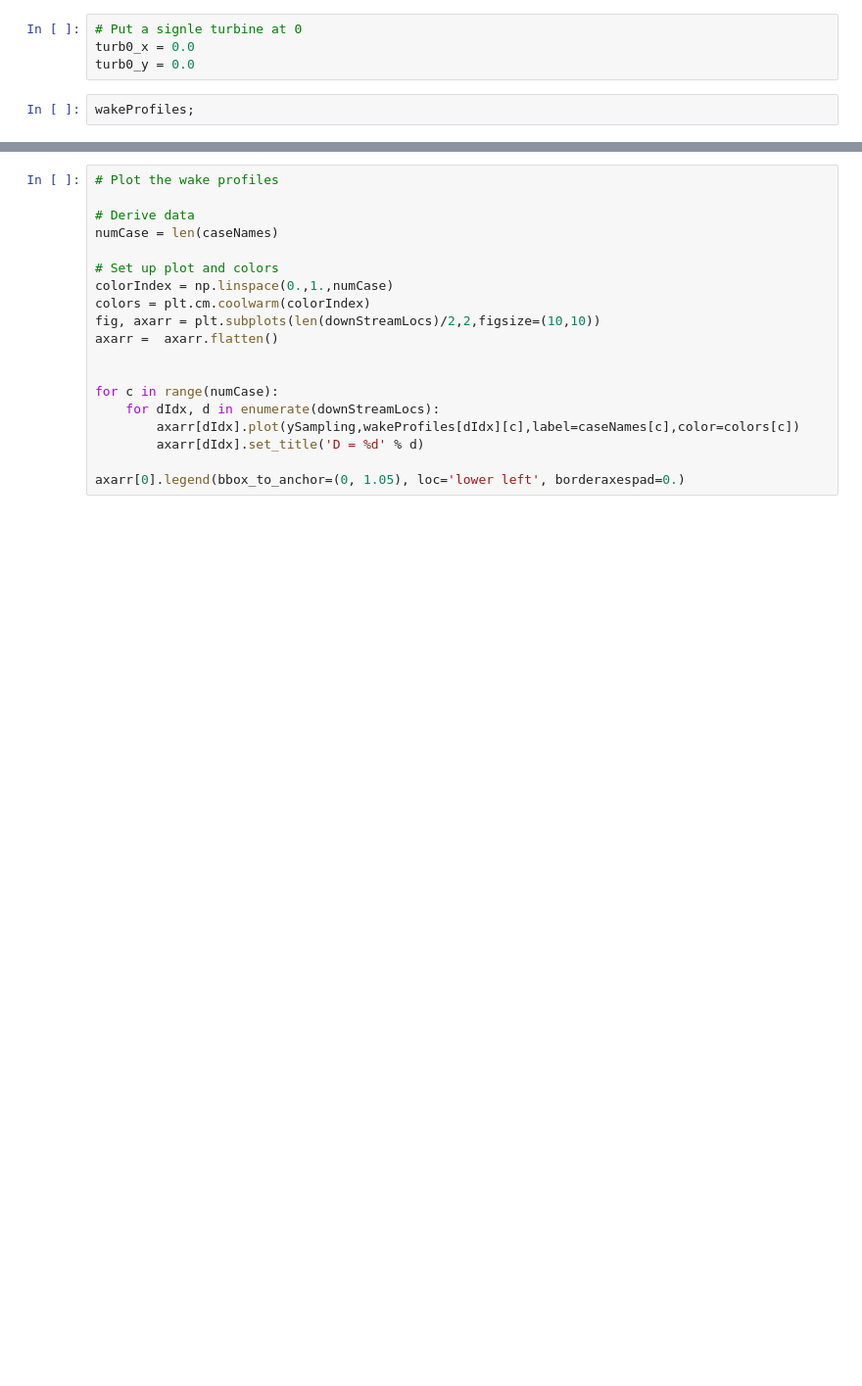
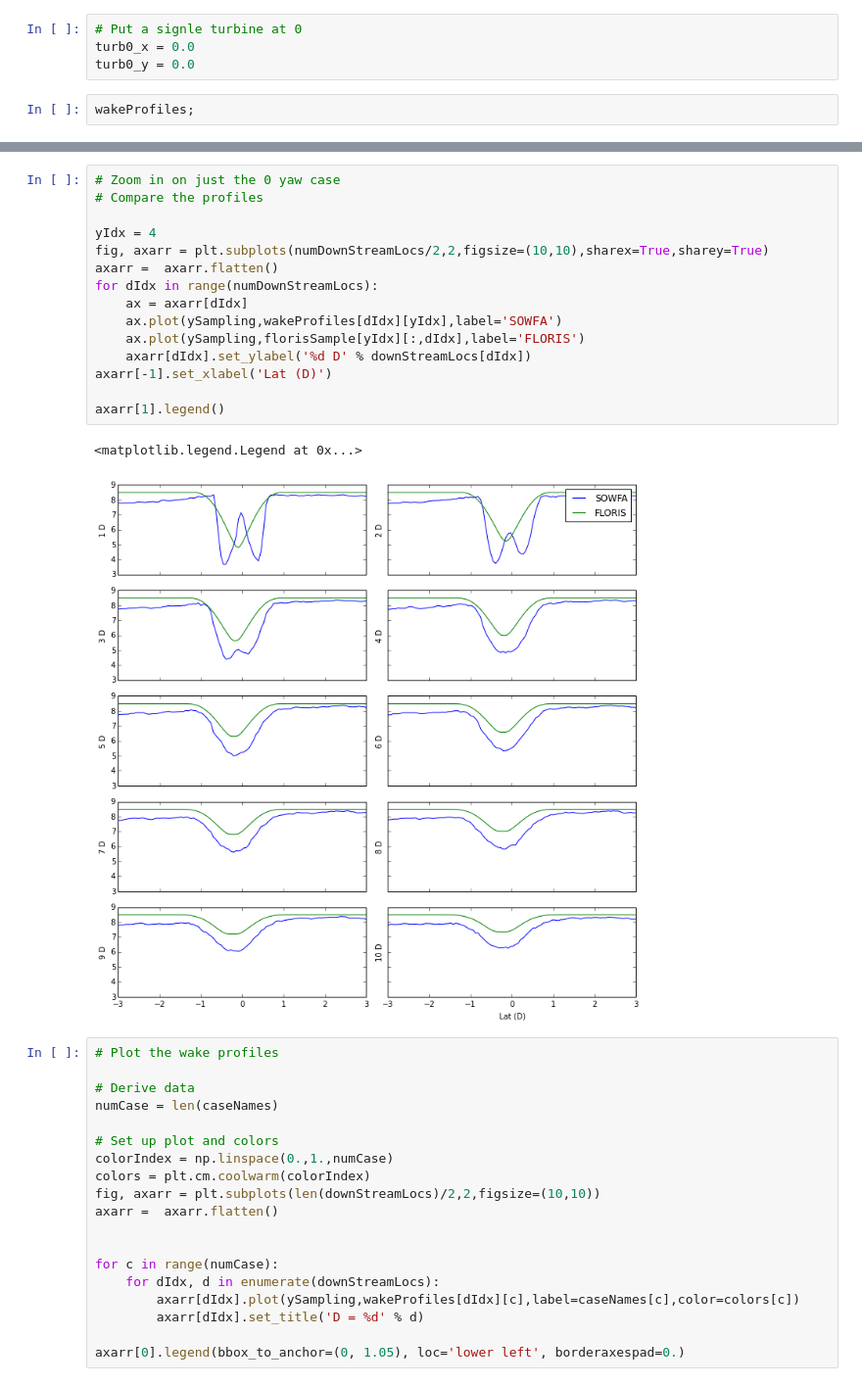
Before and after one commit to WISDEM/FLORISSE, a Jupyter notebook: doc/tune/tuningNotebook/tuneNREL5MW.ipynb, the cells around one changed output, grey strips where cells are left out. Shown at 98% size. Saved outputs shown, nothing was run; the diff lists cells and outputs as text; blank space fills up the shorter version.

```diff
--- a/doc/tune/tuningNotebook/tuneNREL5MW.ipynb
+++ b/doc/tune/tuningNotebook/tuneNREL5MW.ipynb
@@ -423,3 +453,21 @@ for s in range(numSamples):
+# %%
+# Zoom in on just the 0 yaw case
+# Compare the profiles
+
+yIdx = 4
+fig, axarr = plt.subplots(numDownStreamLocs/2,2,figsize=(10,10),sharex=True,sharey=True)
+axarr =  axarr.flatten()
+for dIdx in range(numDownStreamLocs):
+    ax = axarr[dIdx]
+    ax.plot(ySampling,wakeProfiles[dIdx][yIdx],label='SOWFA')
+    ax.plot(ySampling,florisSample[yIdx][:,dIdx],label='FLORIS')
+    axarr[dIdx].set_ylabel('%d D' % downStreamLocs[dIdx])
+axarr[-1].set_xlabel('Lat (D)')
+
+axarr[1].legend()
+# %% [output]
+<matplotlib.legend.Legend at 0x...>
+[figure, added]
 # %%
 # Plot the wake profiles
 
```
Also changed, not shown: parts of 10 cells of this notebook.
